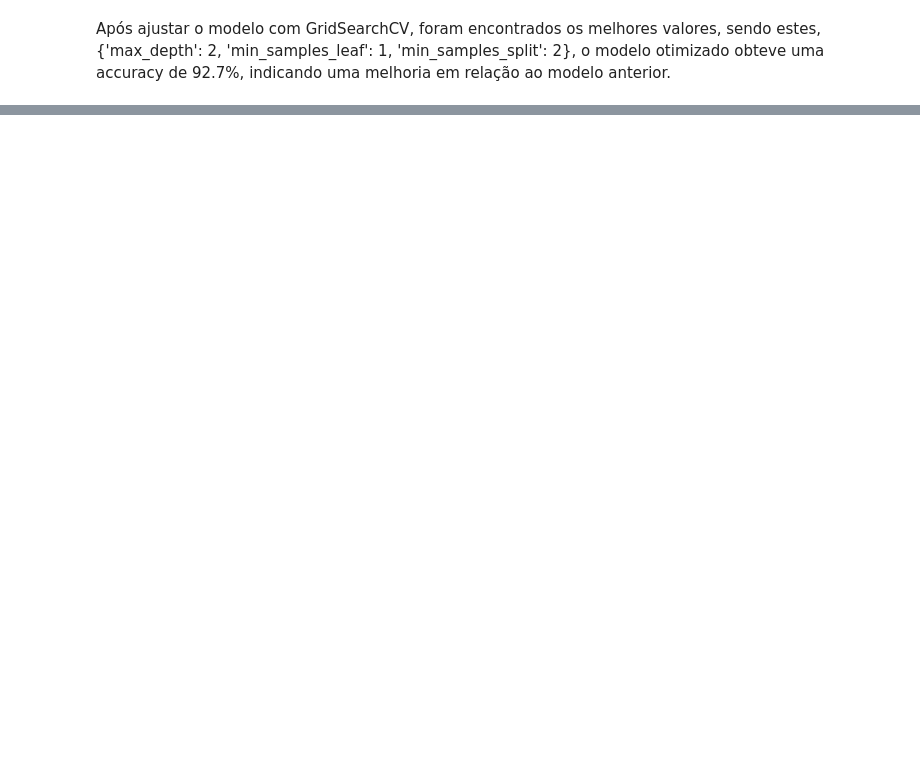
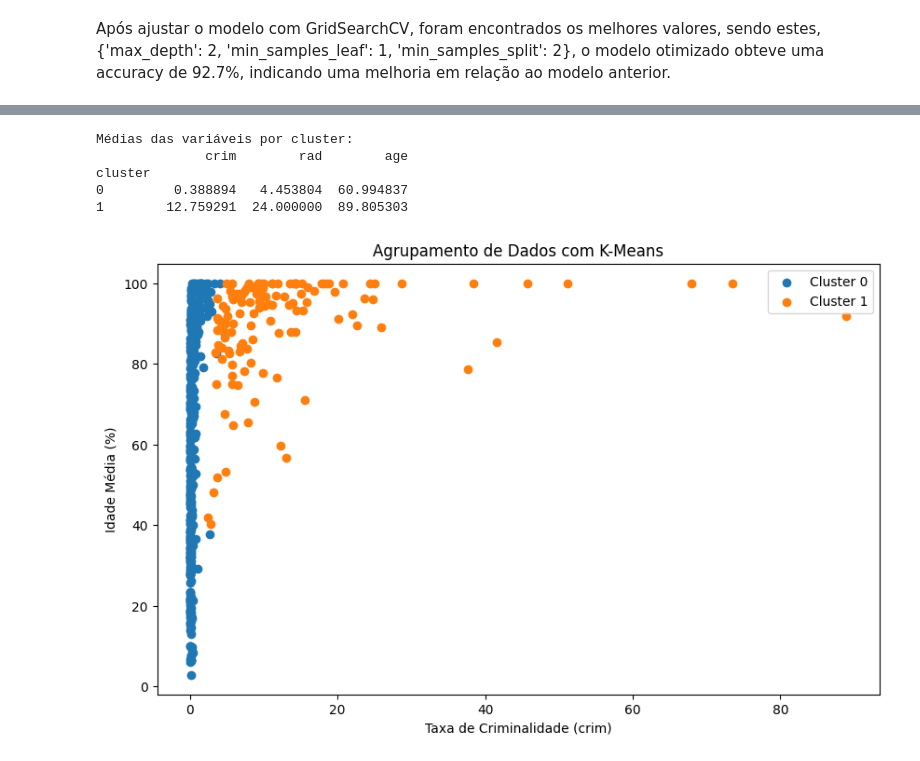
Before and after one commit to Andrezz1/IA24_P03_TP02, a Jupyter notebook: main.ipynb, the cells around one changed output, grey strips where cells are left out. Drawn from its saved outputs; the diff is of its cells as text; code cells hidden in the pictures; blank space fills up the shorter version.

```diff
--- a/main.ipynb
+++ b/main.ipynb
@@ -454,0 +593,29 @@ Após ajustar o modelo com GridSearchCV, foram encontrados os melhores valores,
+# %%
+# Agrupar os dados por cluster e calcular a média das colunas relevantes
+cluster_averages = data_cleaned.groupby('cluster')[['crim', 'rad', 'age']].mean()
+
+# Exibir os resultados
+print("Médias das variáveis por cluster:")
+print(cluster_averages)
+# %% [output]
+Médias das variáveis por cluster:
+              crim        rad        age
+cluster
+0         0.388894   4.453804  60.994837
+1        12.759291  24.000000  89.805303
+# %%
+# Visualize cluster assignments
+plt.figure(figsize=(10, 6))
+unique_clusters = data_cleaned['cluster'].unique()
+
+for cluster_id in unique_clusters:
+    cluster_data = data_cleaned[data_cleaned['cluster'] == cluster_id]
+    plt.scatter(cluster_data['crim'], cluster_data['age'], label=f'Cluster {cluster_id}')
+
+plt.xlabel('Taxa de Criminalidade (crim)')
+plt.ylabel('Idade Média (%)')
+plt.title('Agrupamento de Dados com K-Means')
+plt.legend()
+plt.show()
+# %% [output]
+[figure, added]
```
Also changed, not shown: parts of 11 cells of this notebook.
